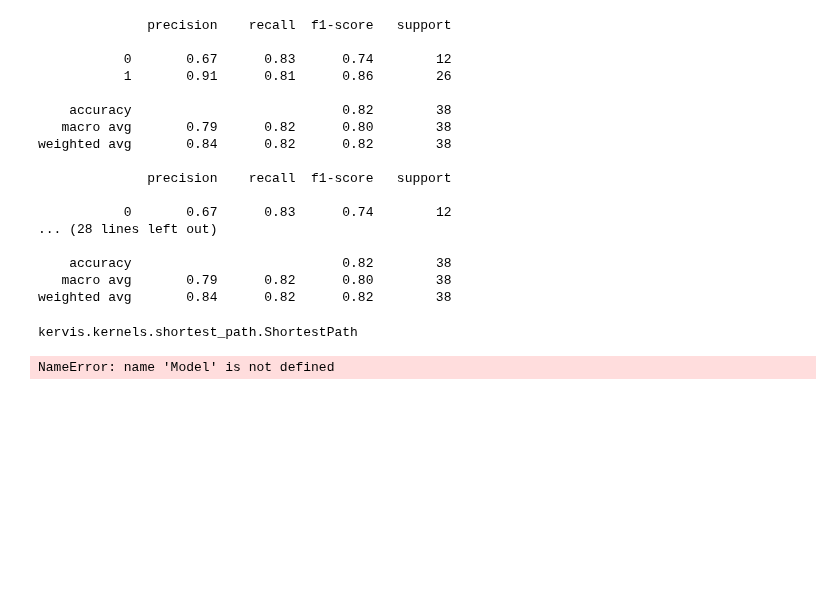
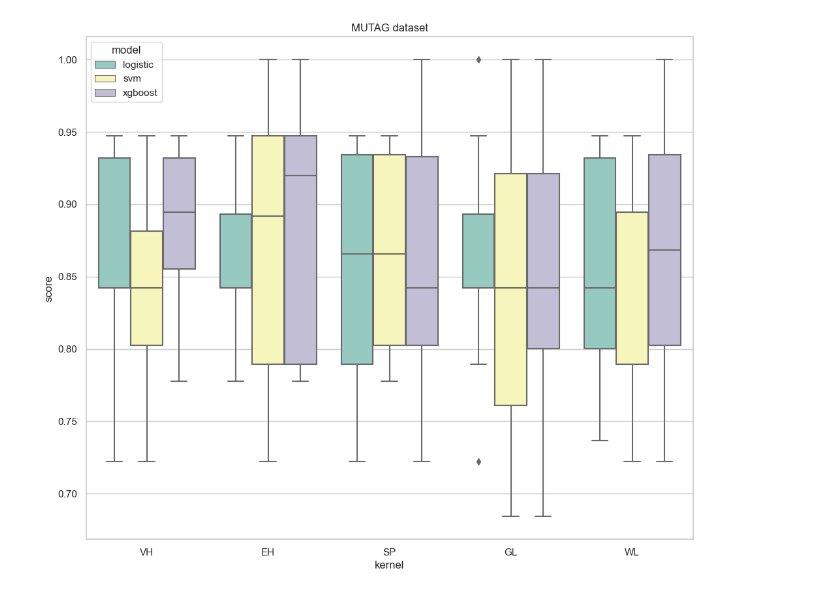
Before and after one commit to congrendai/MSc_Individual_Project, a Jupyter notebook: model_selection.ipynb, the cells around one changed output. Saved outputs shown, nothing was run; the diff lists cells and outputs as text; code cells hidden in the pictures; blank space fills up the shorter version.

```diff
--- a/model_selection.ipynb
+++ b/model_selection.ipynb
@@ -7,52 +10,33 @@ VH = VertexHistogram()
 EH = EdgeHistogram()
 SP = ShortestPath()
 GL = Graphlet()
-WL = WeisfeilerLehman()
+WL = WeisfeilerLehman(n_iter=2)
-# %%
-VH_MUTAG = Model(VH, Dataset('MUTAG'), "logistic")
-EH_MUTAG = Model(EH, Dataset('MUTAG'), "logistic")
-GL_MUTAG = Model(GL, Dataset('MUTAG'), "logistic")
-SP_MUTAG = Model(SP, Dataset('MUTAG'), "logistic")
-WL_MUTAG = Model(WL, Dataset('MUTAG'), "logistic")
-
-VH_MUTAG.evaluate()
-EH_MUTAG.evaluate()
-GL_MUTAG.evaluate()
-SP_MUTAG.evaluate()
-WL_MUTAG.evaluate()
-# %% [output]
-              precision    recall  f1-score   support
-
-           0       0.67      0.83      0.74        12
-           1       0.91      0.81      0.86        26
-
-    accuracy                           0.82        38
-   macro avg       0.79      0.82      0.80        38
-weighted avg       0.84      0.82      0.82        38
-
-              precision    recall  f1-score   support
-
-           0       0.67      0.83      0.74        12
-... (28 lines left out)
-
-    accuracy                           0.82        38
-   macro avg       0.79      0.82      0.80        38
-weighted avg       0.84      0.82      0.82        38
-# %%
-type(SP_MUTAG.kernel)
-# %% [output]
-kervis.kernels.shortest_path.ShortestPath
-# %%
-VH_AIDS = Model(VH, Dataset('MUTAG'), "svm")
-EH_AIDS = Model(EH, Dataset('MUTAG'), "svm")
-GL_AIDS = Model(GL, Dataset('MUTAG'), "svm")
-SP_AIDS = Model(SP, Dataset('MUTAG'), "svm")
-WL_AIDS = Model(WL, Dataset('MUTAG'), "svm")
-
-VH_AIDS.evaluate()
-EH_AIDS.evaluate()
-GL_AIDS.evaluate()
-SP_AIDS.evaluate()
-WL_AIDS.evaluate()
-# %% [output]
-NameError: name 'Model' is not defined
+# %%
+def get_cv_dataframe(VH, EH, SP, GL, WL, dataset_name):
+    dataset = Dataset(name)
+    kernels = [VH, EH, SP, GL, WL]
+    kernel_names = ["VH", "EH", "SP", "GL", "WL"]
+    models = ["logistic", "svm", "xgboost"]
+
+    df = pd.DataFrame(columns = ["kernel", "model", "score"])
+
+    for kernel, kernel_name in zip(kernels, kernel_names):
+        for model in models:
+            temp_df = pd.DataFrame(columns = ["kernel", "model", "score"])
+            temp_df["score"] = Model(kernel, dataset, model).cv_scores
+            temp_df["model"] = [model] * len(cv_scores)
+            temp_df["kernel"] = [kernel_name] * len(cv_scores)
+            df = pd.concat([df, temp_df])
+
+    return df
+# %%
+MUTAG = get_cv_dataframe(VH, EH, SP, GL, WL,"MUTAG")
+# %%
+# use seaborn to plot boxplots for all kernels and all models for MUTAG dataset
+sns.set_theme(style="whitegrid")
+plt.figure(figsize=(12, 10))
+ax = sns.boxplot(x="kernel", y="score", hue="model", data=MUTAG, palette="Set3")
+ax.set_title("MUTAG dataset")
+plt.show()
+# %% [output]
+[figure, added]
```
Also changed, not shown: parts of 1 cell of this notebook, 14 other files.
